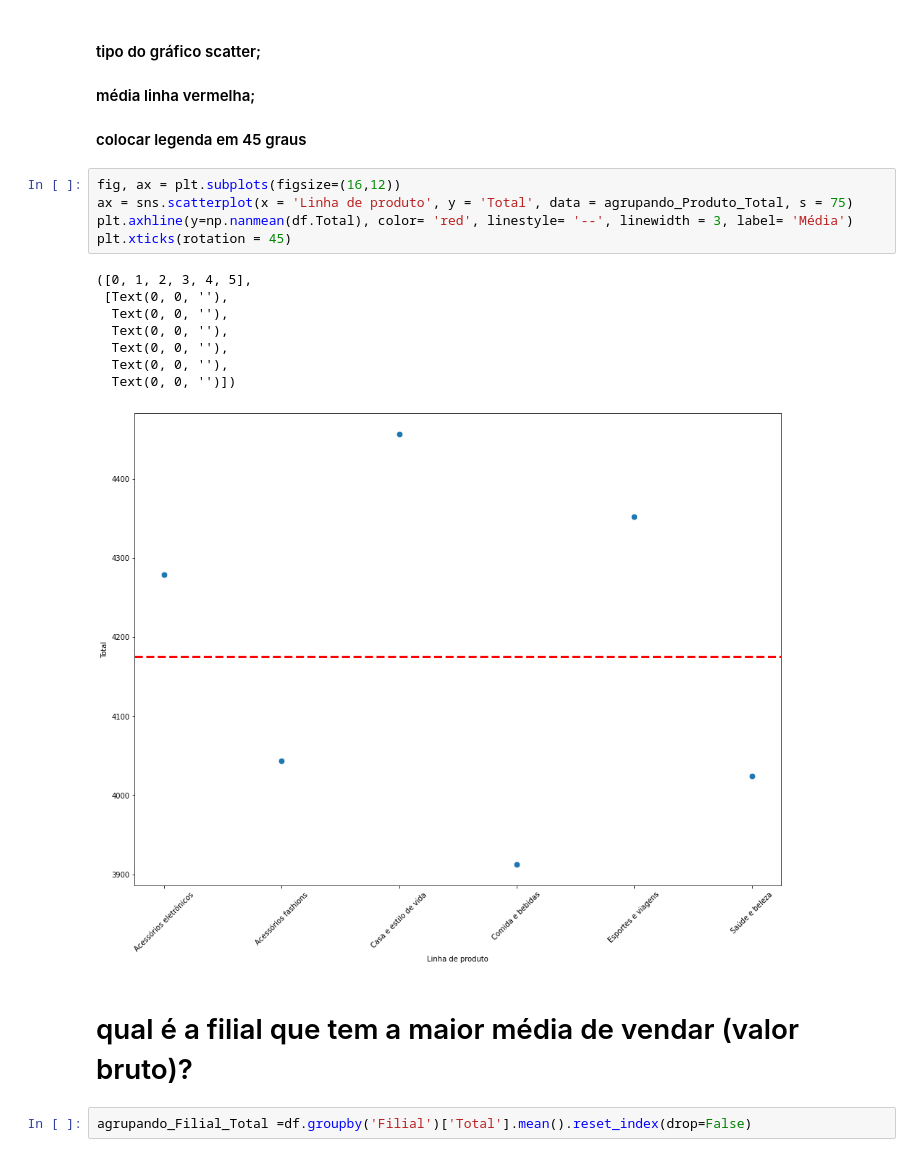
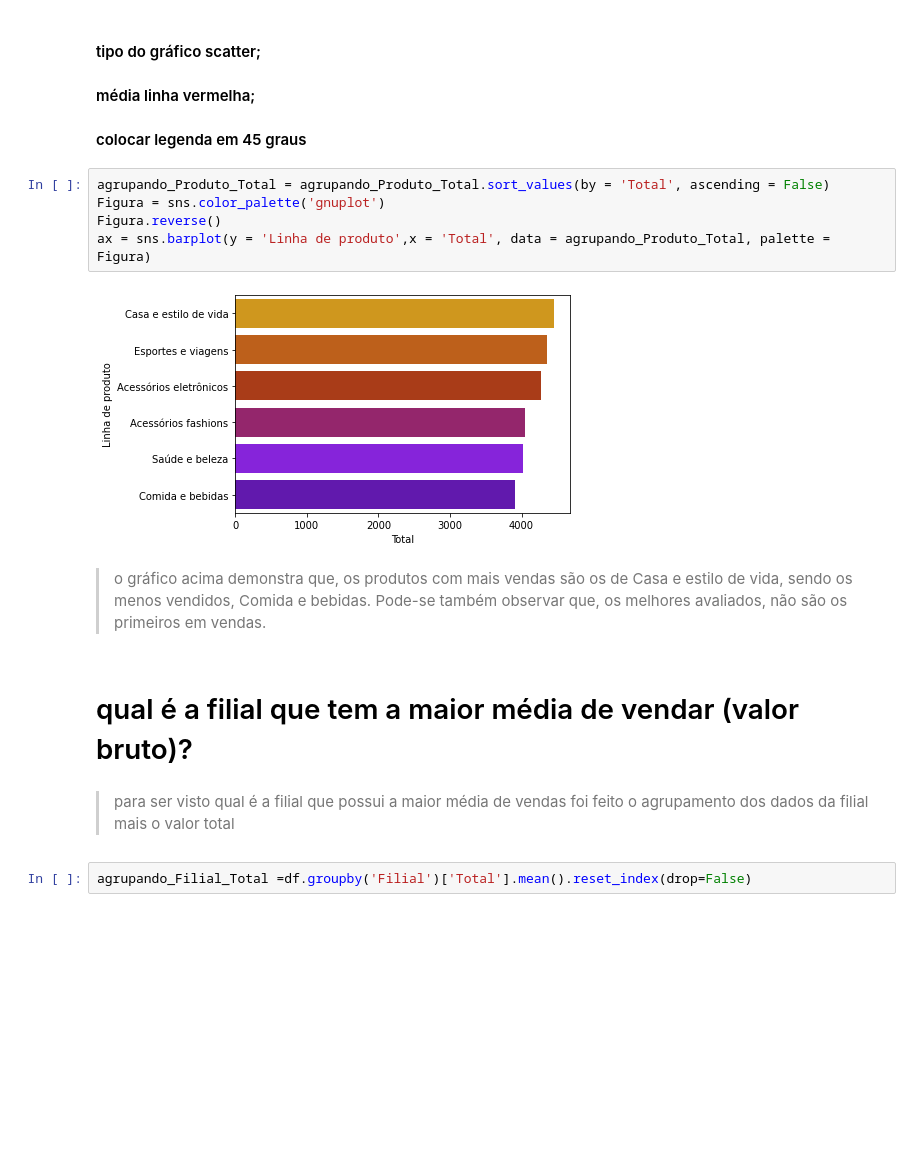
Before and after one commit to annaclarabragato/primeira-analise, a Jupyter notebook: primeira_prática.ipynb, the cells around one changed output. Saved outputs shown, nothing was run; the diff lists cells and outputs as text; blank space fills up the shorter version.

```diff
--- a/primeira_prática.ipynb
+++ b/primeira_prática.ipynb
@@ -422,22 +464,19 @@ agrupando_Produto_Total = agrupando_Produto_Total.round(1)
 #### tipo do gráfico scatter;
 #### média linha vermelha;
 #### colocar legenda em 45 graus
-# %%
-fig, ax = plt.subplots(figsize=(16,12))
-ax = sns.scatterplot(x = 'Linha de produto', y = 'Total', data = agrupando_Produto_Total, s = 75)
-plt.axhline(y=np.nanmean(df.Total), color= 'red', linestyle= '--', linewidth = 3, label= 'Média')
-plt.xticks(rotation = 45)
-# %% [output]
-([0, 1, 2, 3, 4, 5],
- [Text(0, 0, ''),
-  Text(0, 0, ''),
-  Text(0, 0, ''),
-  Text(0, 0, ''),
-  Text(0, 0, ''),
-  Text(0, 0, '')])
-[figure, removed]
+# %%
+agrupando_Produto_Total = agrupando_Produto_Total.sort_values(by = 'Total', ascending = False)
+Figura = sns.color_palette('gnuplot')
+Figura.reverse()
+ax = sns.barplot(y = 'Linha de produto',x = 'Total', data = agrupando_Produto_Total, palette = Figura)
+# %% [output]
+[figure, added]
+# %% [markdown]
+> o gráfico acima demonstra que, os produtos com mais vendas são os de Casa e estilo de vida, sendo os menos vendidos, Comida e bebidas. Pode-se também observar que, os melhores avaliados, não são os primeiros em vendas.
 # %% [markdown]
 # qual é a filial que tem a maior média de vendar (valor bruto)?
+# %% [markdown]
+> para ser visto qual é a filial que possui a maior média de vendas foi feito o agrupamento dos dados da filial mais o valor total
 # %%
 agrupando_Filial_Total =df.groupby('Filial')['Total'].mean().reset_index(drop=False)
 # %%
```
Also changed, not shown: parts of 68 cells of this notebook.
